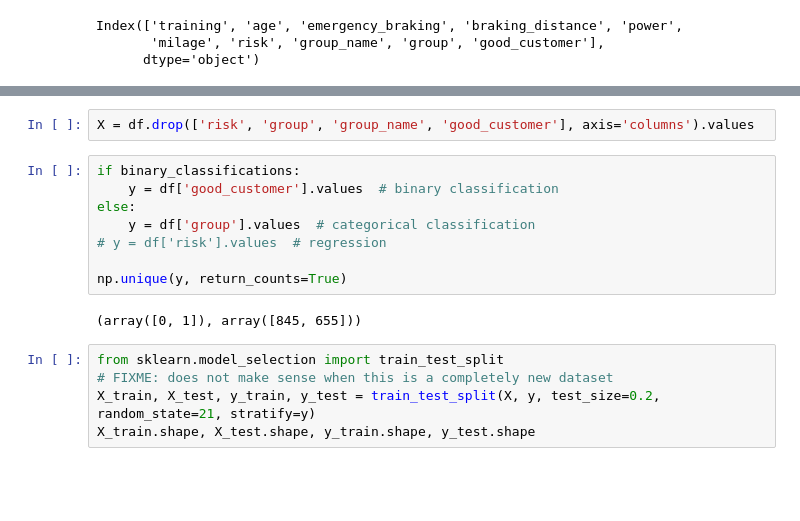
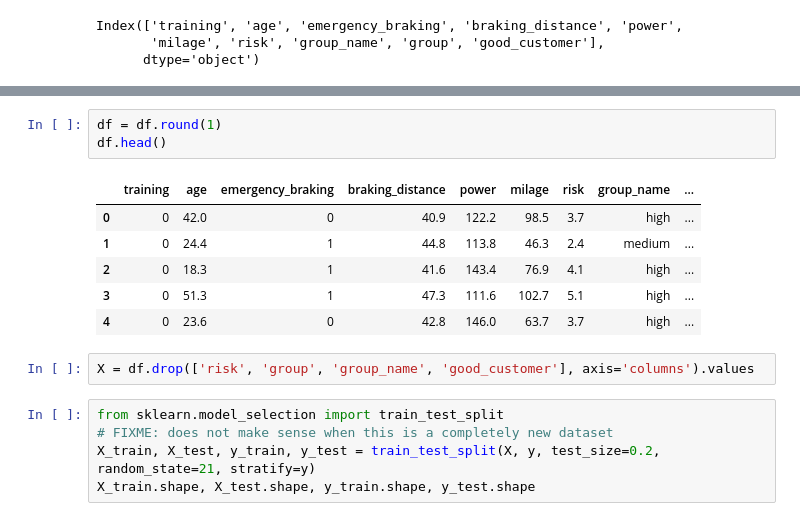
Before and after one commit to DJCordhose/buch-machine-learning-notebooks, a Jupyter notebook: kap11/train.ipynb, the cells around one changed output, grey strips where cells are left out. Cells and saved outputs as stored; diff of their text form; blank space fills up the shorter version.

```diff
--- a/kap11/train.ipynb
+++ b/kap11/train.ipynb
@@ -443,15 +470,15 @@ Index(['training', 'age', 'emergency_braking', 'braking_distance', 'power',
+# %%
+df = df.round(1)
+df.head()
+# %% [output]
+|  | training | age | emergency_braking | braking_distance | power | milage | risk | group_name | ... |
+| 0 | 0 | 42.0 | 0 | 40.9 | 122.2 | 98.5 | 3.7 | high | ... |
+| 1 | 0 | 24.4 | 1 | 44.8 | 113.8 | 46.3 | 2.4 | medium | ... |
+| 2 | 0 | 18.3 | 1 | 41.6 | 143.4 | 76.9 | 4.1 | high | ... |
+| 3 | 0 | 51.3 | 1 | 47.3 | 111.6 | 102.7 | 5.1 | high | ... |
+| 4 | 0 | 23.6 | 0 | 42.8 | 146.0 | 63.7 | 3.7 | high | ... |
 # %%
 X = df.drop(['risk', 'group', 'group_name', 'good_customer'], axis='columns').values
-# %%
-if binary_classifications:
-    y = df['good_customer'].values  # binary classification
-else:
-    y = df['group'].values  # categorical classification
-# y = df['risk'].values  # regression
-
-np.unique(y, return_counts=True)
-# %% [output]
-(array([0, 1]), array([845, 655]))
 # %%
 from sklearn.model_selection import train_test_split
 # FIXME: does not make sense when this is a completely new dataset
```
Also changed, not shown: parts of 33 cells of this notebook, 5 other files.
